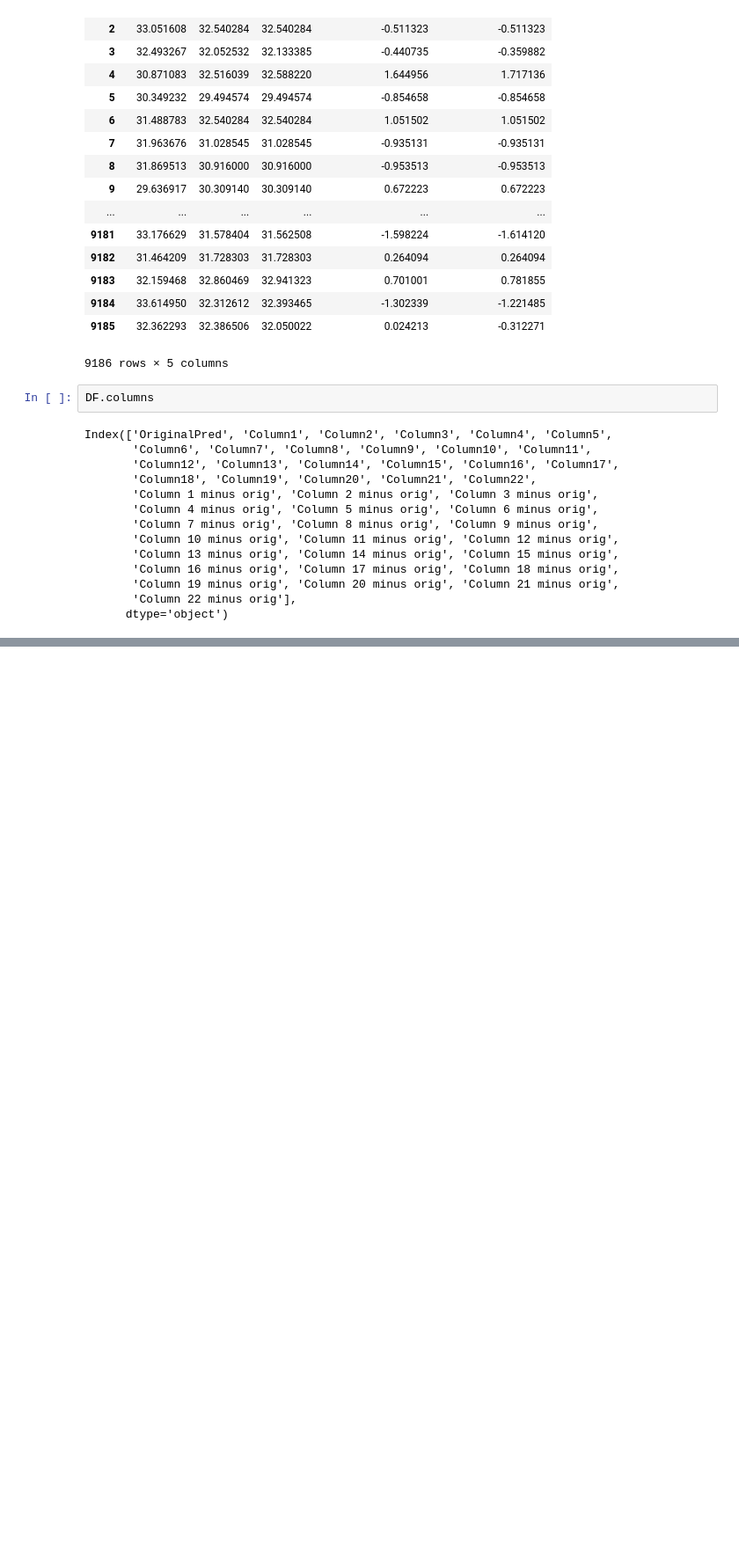
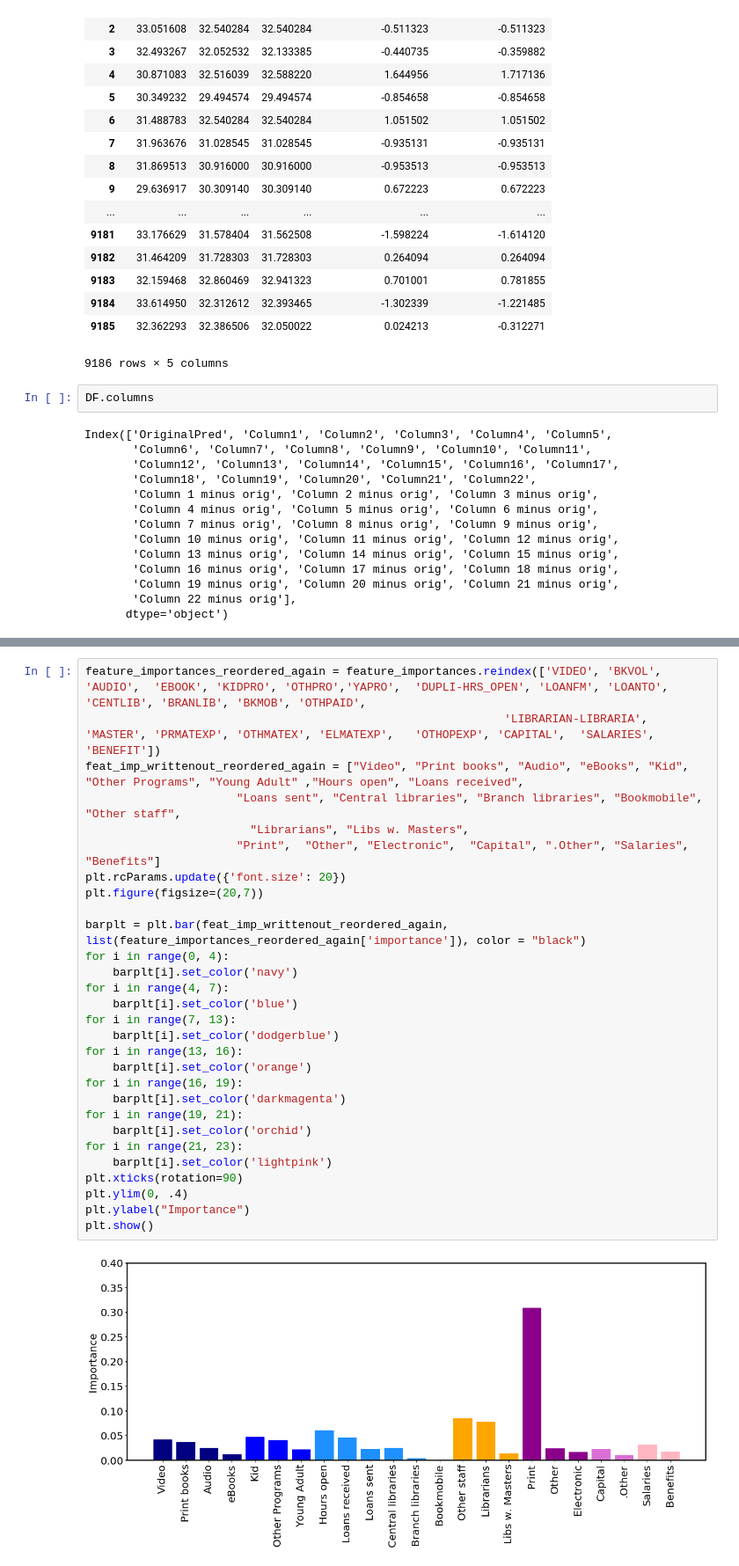
Before and after one commit to olgabane/Insight2019_LibraryProject, a Jupyter notebook: Library_Week3_Notebook8_RFContinuation.ipynb, the cells around one changed output, grey strips where cells are left out. Shown at 88% size. Cells and saved outputs as stored; diff of their text form; blank space fills up the shorter version.

```diff
--- a/Library_Week3_Notebook8_RFContinuation.ipynb
+++ b/Library_Week3_Notebook8_RFContinuation.ipynb
@@ -1417,0 +1464,31 @@ Index(['OriginalPred', 'Column1', 'Column2', 'Column3', 'Column4', 'Column5',
+# %%
+feature_importances_reordered_again = feature_importances.reindex(['VIDEO', 'BKVOL', 'AUDIO',  'EBOOK', 'KIDPRO', 'OTHPRO','YAPRO',  'DUPLI-HRS_OPEN', 'LOANFM', 'LOANTO', 'CENTLIB', 'BRANLIB', 'BKMOB', 'OTHPAID',
+                                                             'LIBRARIAN-LIBRARIA', 'MASTER', 'PRMATEXP', 'OTHMATEX', 'ELMATEXP',   'OTHOPEXP', 'CAPITAL',  'SALARIES', 'BENEFIT'])
+feat_imp_writtenout_reordered_again = ["Video", "Print books", "Audio", "eBooks", "Kid", "Other Programs", "Young Adult" ,"Hours open", "Loans received",
+                      "Loans sent", "Central libraries", "Branch libraries", "Bookmobile", "Other staff",
+                        "Librarians", "Libs w. Masters",
+                      "Print",  "Other", "Electronic",  "Capital", ".Other", "Salaries", "Benefits"]
+plt.rcParams.update({'font.size': 20})
+plt.figure(figsize=(20,7))
+
+barplt = plt.bar(feat_imp_writtenout_reordered_again, list(feature_importances_reordered_again['importance']), color = "black")
+for i in range(0, 4):
+    barplt[i].set_color('navy')
+for i in range(4, 7):
+    barplt[i].set_color('blue')
+for i in range(7, 13):
+    barplt[i].set_color('dodgerblue')
+for i in range(13, 16):
+    barplt[i].set_color('orange')
+for i in range(16, 19):
+    barplt[i].set_color('darkmagenta')
+for i in range(19, 21):
+    barplt[i].set_color('orchid')
+for i in range(21, 23):
+    barplt[i].set_color('lightpink')
+plt.xticks(rotation=90)
+plt.ylim(0, .4)
+plt.ylabel("Importance")
+plt.show()
+# %% [output]
+[figure, added]
```
Also changed, not shown: parts of 6 cells of this notebook.
